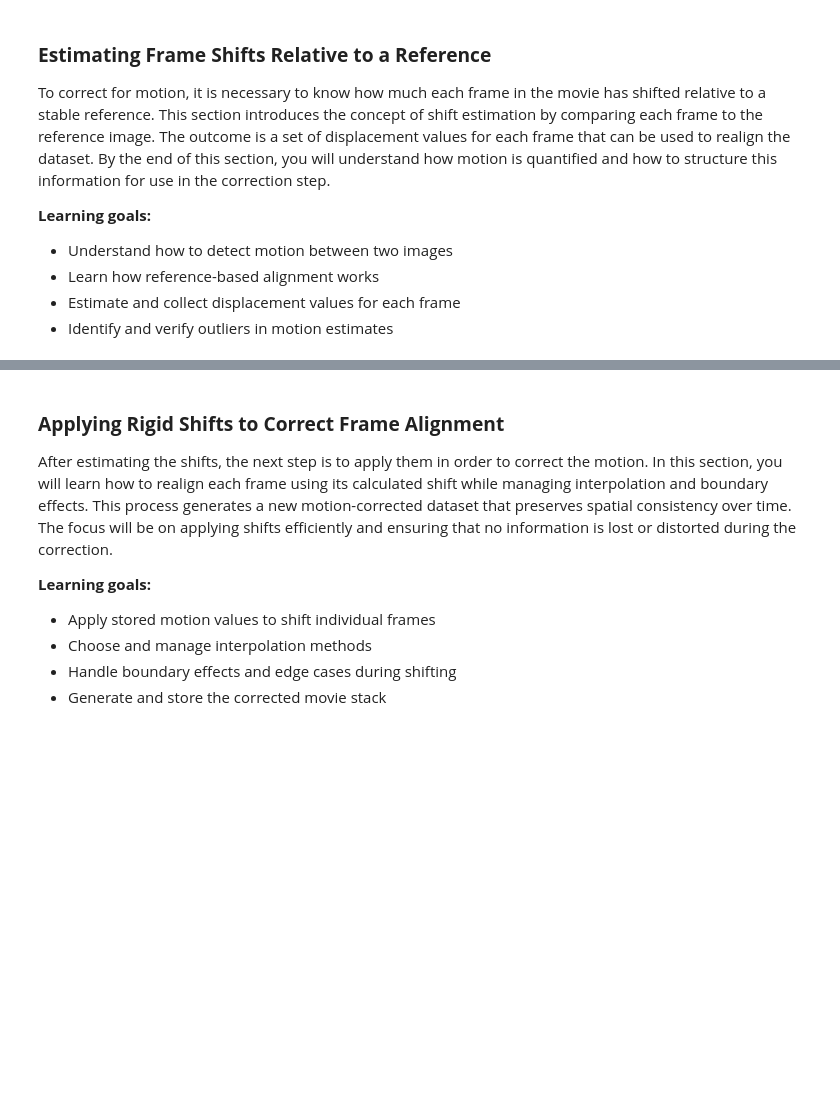
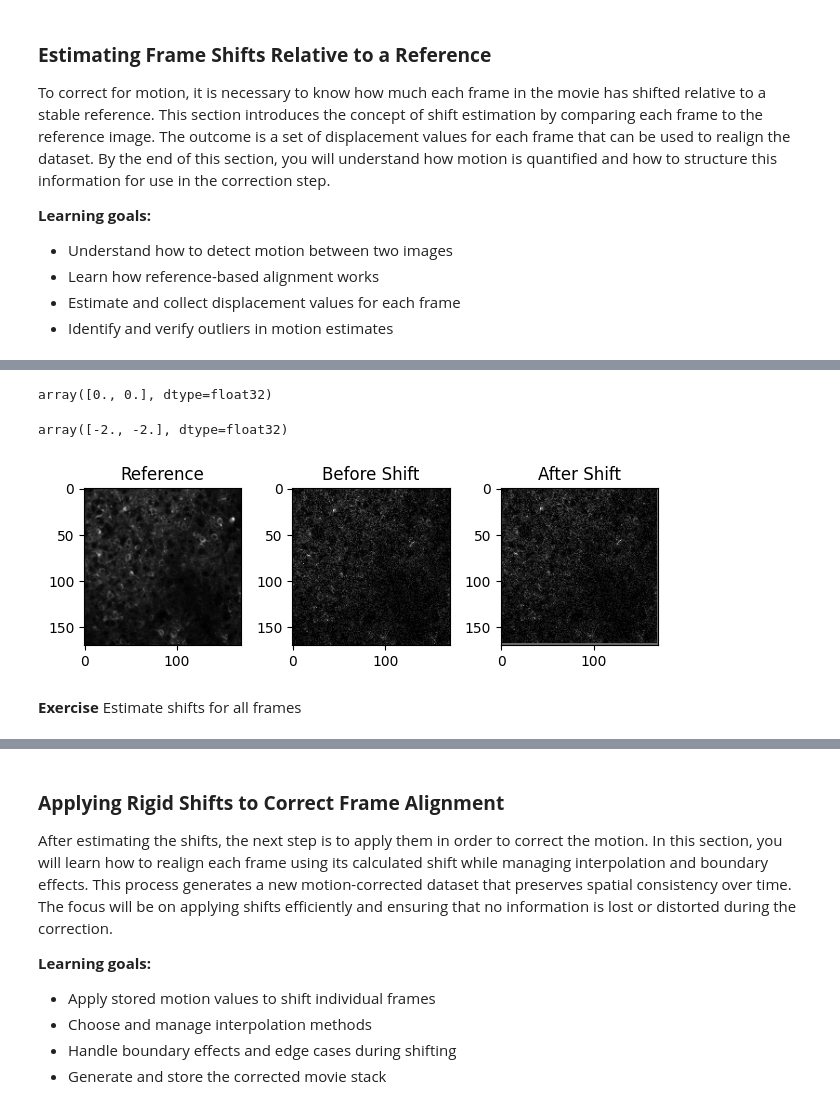
Before and after one commit to sangeethankumar/Courses, a Jupyter notebook: CalciumImaging/Draft1/09. Rigid Motion Correction.ipynb, the cells around one changed output, grey strips where cells are left out. Cells and saved outputs as stored; diff of their text form; code cells hidden in the pictures; blank space fills up the shorter version.

```diff
--- a/CalciumImaging/Draft1/09. Rigid Motion Correction.ipynb
+++ b/CalciumImaging/Draft1/09. Rigid Motion Correction.ipynb
@@ -118,0 +132,35 @@ To correct for motion, it is necessary to know how much each frame in the movie
+# %%
+find = 0
+frame = movie[find]
+
+shift_val, _, _ = phase_cross_correlation(ref, frame)
+shift_val
+# %% [output]
+array([0., 0.], dtype=float32)
+# %%
+find =  2800# 2500, 2600, 2700, 2800
+frame = movie[find]
+
+shift_val, _, _ = phase_cross_correlation(ref, frame)
+shift_val
+# %% [output]
+array([-2., -2.], dtype=float32)
+# %%
+aligned = shift(frame, shift=shift_val)
+
+plt.subplot(1, 3, 1)
+plt.imshow(ref, cmap='gray')
+plt.title("Reference")
+
+plt.subplot(1, 3, 2)
+plt.imshow(frame, cmap='gray')
+plt.title("Before Shift")
+
+plt.subplot(1, 3, 3)
+plt.imshow(aligned, cmap='gray')
+plt.title("After Shift")
+plt.tight_layout()
+# %% [output]
+[figure, added]
+# %% [markdown]
+**Exercise** Estimate shifts for all frames
```
Also changed, not shown: parts of 6 cells of this notebook.
